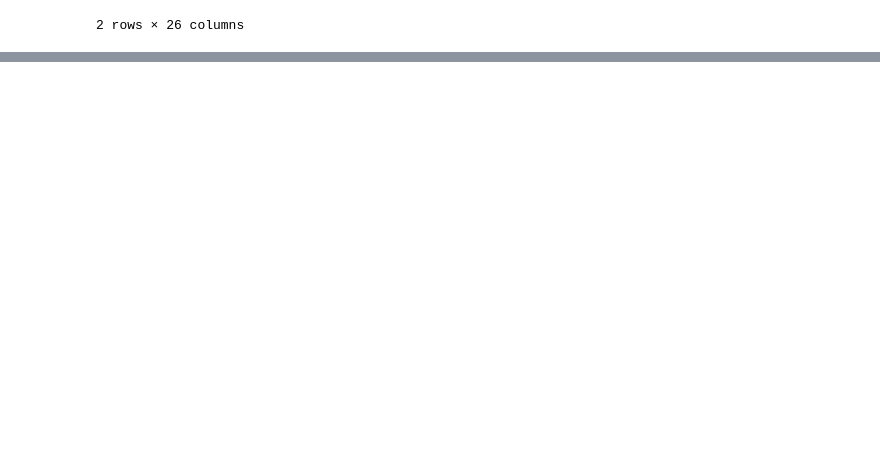
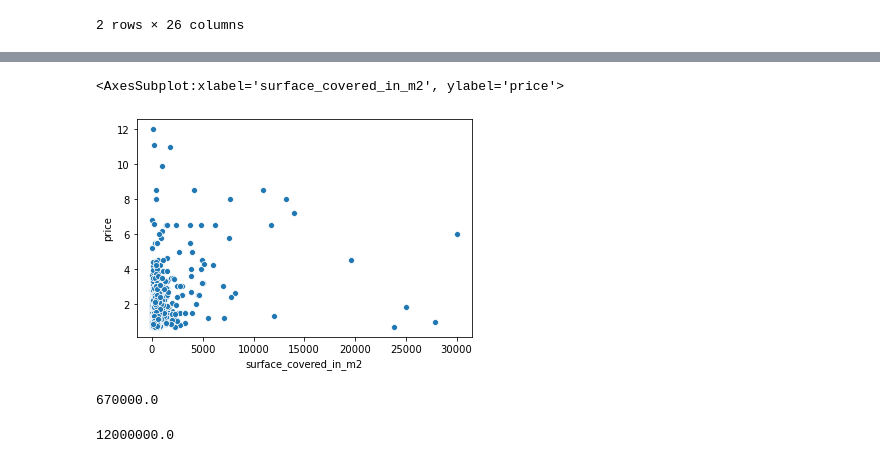
Before and after one commit to Properati-Analysis/TP2, a Jupyter notebook: NewTP1.ipynb, the cells around one changed output, grey strips where cells are left out. Saved outputs shown, nothing was run; the diff lists cells and outputs as text; code cells hidden in the pictures; blank space fills up the shorter version.

Commit message:
Graphics and data cleaning

```diff
--- a/NewTP1.ipynb
+++ b/NewTP1.ipynb
@@ -67,5 +89,5 @@ df_with_nan = df
 # %%
-df = df.dropna(subset=['price','property_type', "surface_covered_in_m2"], how='any')
+df = df.dropna(subset=['price','property_type', "surface_covered_in_m2","surface_total_in_m2"], how='any')
 # %%
 df.shape
 # %% [output]
@@ -72,0 +95,2 @@ df.shape
+# %%
+df = df[df.currency == "USD"]
@@ -72,0 +101,2 @@ df.shape
+# %%
+price_ol = df["price"].quantile(0.8) + (1.5 * (df["price"].quantile(0.75) - df["price"].quantile(0.25)))
@@ -72,0 +105,4 @@ df.shape
+# %%
+#Guardo copia para análisis exploratorio de los valores elevados
+df_high = df[df["surface_covered_in_m2"] > surface_covered_in_m2_ol]
+df_high = df[df["price"] > price_ol]
@@ -72,0 +178,13 @@ df.shape
+# %%
+sns.scatterplot(x = "surface_covered_in_m2", y = df_high.price/1000000, data = df_high)
+# %% [output]
+<AxesSubplot:xlabel='surface_covered_in_m2', ylabel='price'>
+[figure, added]
+# %%
+df["price"].max()
+# %% [output]
+670000.0
+# %%
+df_high["price"].max()
+# %% [output]
+12000000.0
```
Also changed, not shown: parts of 28 cells of this notebook.
